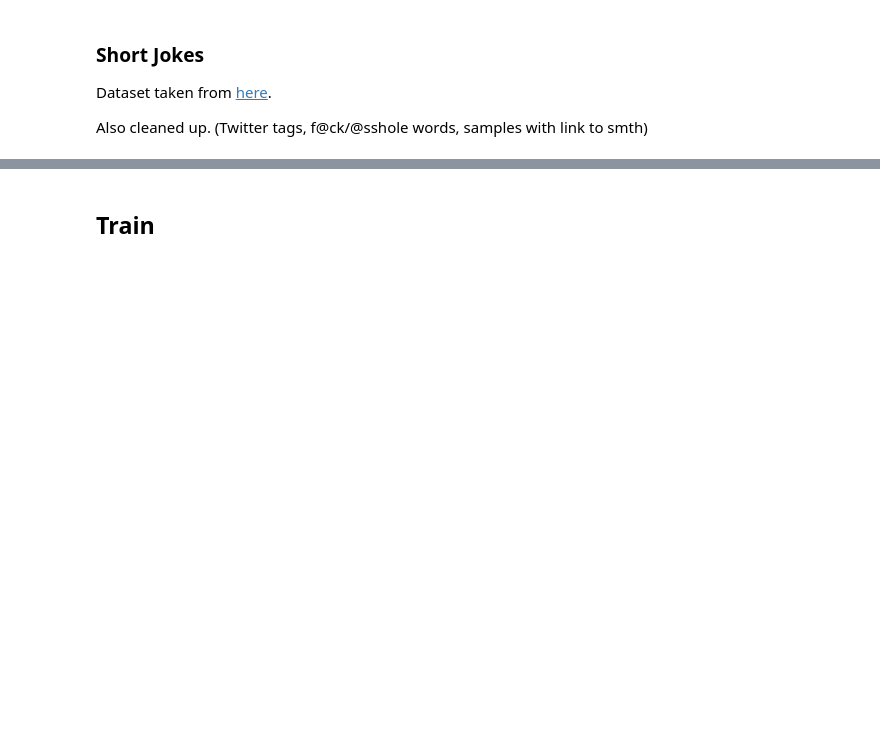
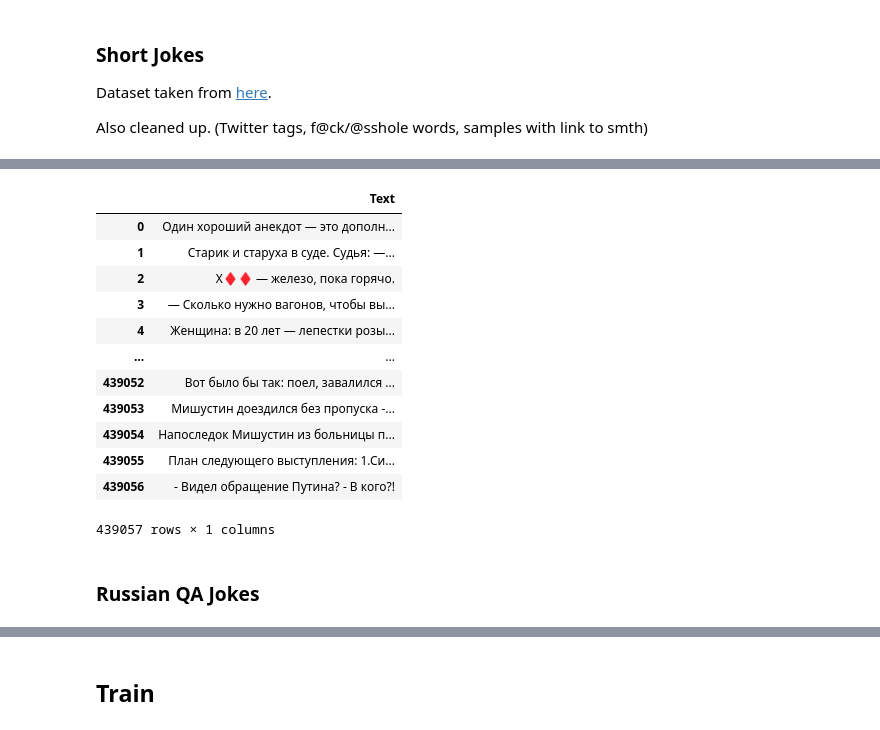
Before and after one commit to FrogTravel/PMLDL, a Jupyter notebook: train/GPT-2 train helper.ipynb, the cells around one changed output, grey strips where cells are left out. Saved outputs shown, nothing was run; the diff lists cells and outputs as text; code cells hidden in the pictures; blank space fills up the shorter version.

Commit message:
Added Russian model training & usage.

```diff
--- a/train/GPT-2 train helper.ipynb
+++ b/train/GPT-2 train helper.ipynb
@@ -4,9 +4,12 @@ import json
 import random
 from glob import glob
 import re
+from tqdm.notebook import tqdm
 import numpy as np
 import pandas as pd
 import transformers
+
+# Eng
 
 qa_jokes_filepath = os.path.join('..', 'data', 'qa_jokes.csv')
 short_jokes_filepath = os.path.join('..', 'data', 'short_jokes.csv')
@@ -15,6 +18,17 @@ transcripts_path = os.path.join('..', 'data', 'transcripts')
 qa_jokes_prep_outpath = os.path.join('..', 'data', 'prep', 'qa_jokes_gpt2.txt')
 short_jokes_prep_outpath = os.path.join('..', 'data', 'prep', 'short_jokes_gpt2.txt')
 transcripts_prep_outpath = os.path.join('..', 'data', 'prep', 'transcripts_gpt2.txt')
+
+# Rus
+
+rus_qa_jokes_filepath = os.path.join('..', 'data', 'rus_qa_jokes.csv')
+rus_jokes_filepath = os.path.join('..', 'data', 'rus_jokes.csv')
+rus_stories_filepath = os.path.join('..', 'data', 'anekdot_stories.csv')
+
+
+rus_qa_jokes_prep_outpath = os.path.join('..', 'data', 'prep', 'rus_qa_jokes_gpt2.txt')
+rus_jokes_prep_outpath = os.path.join('..', 'data', 'prep', 'rus_jokes_gpt2.txt')
+rus_stories_prep_outpath = os.path.join('..', 'data', 'prep', 'rus_stories_gpt2.txt')
 # %% [markdown]
 ## Preprocess data
 # %%
@@ -133,0 +178,3 @@ write_to_file(short_jokes_prep_outpath, short_jokes_corpus)
+# %%
+rus_jokes = pd.read_csv(rus_jokes_filepath, index_col=0)
+rus_jokes.info()
@@ -133,0 +190,16 @@ write_to_file(short_jokes_prep_outpath, short_jokes_corpus)
+# %%
+rus_jokes
+# %% [output]
+|  | Text |
+| 0 | Один хороший анекдот — это дополн... |
+| 1 | Старик и старуха в суде. Судья: —... |
+| 2 | Х♦♦ — железо, пока горячо. |
+| 3 | — Сколько нужно вагонов, чтобы вы... |
+| 4 | Женщина: в 20 лет — лепестки розы... |
+| ... | ... |
+| 439052 | Вот было бы так: поел, завалился ... |
+| 439053 | Мишустин доездился без пропуска -... |
+| 439054 | Напоследок Мишустин из больницы п... |
+| 439055 | План следующего выступления: 1.Си... |
+| 439056 | - Видел обращение Путина? - В кого?! |
+439057 rows × 1 columns
@@ -133,0 +212,2 @@ write_to_file(short_jokes_prep_outpath, short_jokes_corpus)
+# %% [markdown]
+### Russian QA Jokes
```
Also changed, not shown: parts of 30 cells of this notebook, 13 other files.
